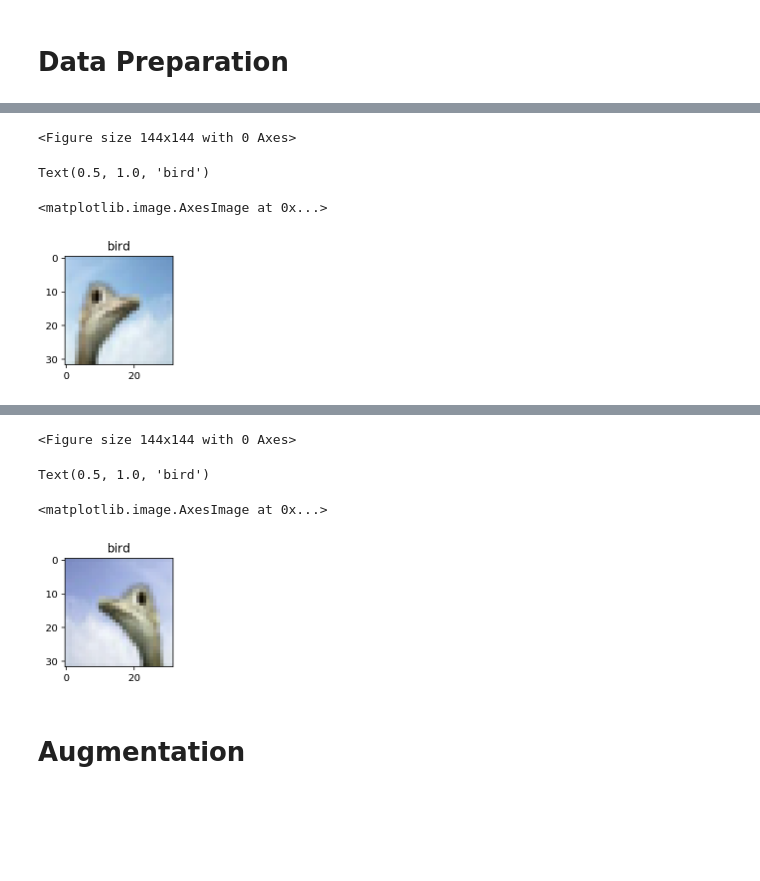
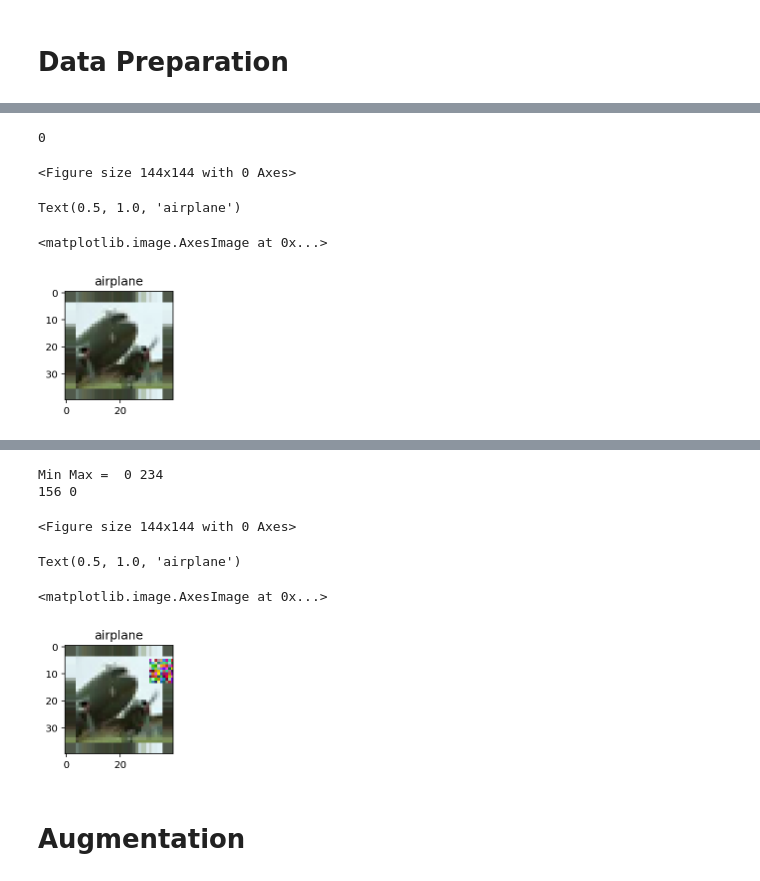
Before and after one commit to faizanahemad/eva, a Jupyter notebook: assignment-14/DN-AutoAug.ipynb, the cells around one changed output, grey strips where cells are left out. Saved outputs shown, nothing was run; the diff lists cells and outputs as text; code cells hidden in the pictures; blank space fills up the shorter version.

```diff
--- a/assignment-14/DN-AutoAug.ipynb
+++ b/assignment-14/DN-AutoAug.ipynb
@@ -108,6 +151,6 @@ if xla_enabled:
 # %%
 
-def get_cutout_eraser(p=0.5, s_l=0.05, s_h=0.1, r_1=0.4, r_2=1 / 0.4,
+def get_cutout_eraser(p=0.5, s_l=0.045, s_h=0.065, r_1=0.35, r_2=1 / 0.35,
                       v_l=-1,v_h=1,
                       max_erasures_per_image=1, pixel_level=True):
     """
@@ -123,14 +166,18 @@ def get_cutout_eraser(p=0.5, s_l=0.05, s_h=0.1, r_1=0.4, r_2=1 / 0.4,
     """
     assert max_erasures_per_image >= 1
 
-    def eraser(input_img):
+    def eraser(input_img, proba=p):
+        p_1 = np.random.rand()
+        if p_1 > proba:
+            return input_img
         img_h, img_w, img_c = input_img.shape
         shape = input_img.shape
-        p_1 = np.random.rand()
 
-        if p_1 > p:
-            return input_img
-        mx = np.random.randint(1, max_erasures_per_image + 1)
+        v_l = np.min(input_img)
+        v_h = np.max(input_img)
+
+#         mx = np.random.randint(1, max_erasures_per_image + 1)
+        mx = max_erasures_per_image
         for i in range(mx):
             while True:
                 s = np.random.uniform(s_l, s_h) * img_h * img_w
@@ -143,17 +190,13 @@ def get_cutout_eraser(p=0.5, s_l=0.05, s_h=0.1, r_1=0.4, r_2=1 / 0.4,
                 if left + w <= img_w and top + h <= img_h:
                     break
 
-            # print("W = ",w,"H = ",h,end =", ")
-
             if pixel_level:
                 c = np.random.uniform(v_l, v_h, (h, w, img_c))
             else:
                 c = np.random.uniform(v_l, v_h)
 
-#             input_img = tf.Variable(input_img)
-#             input_img = input_img[top:top + h, left:left + w, :].assign(tf.constant(c, shape=(h, w, img_c)))
             input_img[top:top + h, left:left + w, :] = c
-#
+
         return input_img
 
     return eraser
@@ -554,7 +617,7 @@ train_std = np.std(x_train, axis=(0,1,2))
 normalize = lambda x: ((x - train_mean) / train_std).astype('float32') # todo: check here
 pad4 = lambda x: np.pad(x, [(0, 0), (4, 4), (4, 4), (0, 0)], mode='median')
 
-# x_train = normalize(pad4(x_train))
+x_train = pad4(x_train)
 x_test = normalize(x_test)
 # %%
 print(gc.collect())
@@ -630,4 +707,5 @@ def cifar10_augs(imgs,epoch):
 # %%
+print(gc.collect())
 exampleId = np.random.randint(0,len_train)
 example = x_train[exampleId]
 
@@ -639,11 +717,19 @@ plt.imshow(ex)
 plt.show()
 
 
-example = cifar10_augs(np.array([example]),14)
+
+# example = cifar10_augs(np.array([example]))
+# example = batch_cut(example,1.0,copy=True)
+
+print("Min Max = ",np.min(example),np.max(example))
+example = batch_cut(np.array([example]),1.0,copy=True)
+example = cifar10_augs(example,policy_idx=6,magnitude_idx=1)
 
 
-ts = tf.data.Dataset.from_tensor_slices((example, np.array([y_train[exampleId]]))).map(data_aug, num_parallel_calls=tf.data.experimental.AUTOTUNE).prefetch(1)
-# ts = tf.data.Dataset.from_tensor_slices((example, np.array([y_train[exampleId]]))).prefetch(1)
+
+
+# ts = tf.data.Dataset.from_tensor_slices((example, np.array([y_train[exampleId]]))).map(data_aug1, num_parallel_calls=tf.data.experimental.AUTOTUNE).prefetch(1)
+ts = tf.data.Dataset.from_tensor_slices((example, np.array([y_train[exampleId]]))).prefetch(1)
 x,y = next(ts.make_one_shot_iterator())
 x,y = x.numpy(),y.numpy()
 example=x
@@ -654,7 +740,8 @@ plt.title(classes[y_train[exampleId]])
 plt.imshow(ex)
 plt.show()
 # %% [output]
-<Figure size 144x144 with 0 Axes>
+0
-Text(0.5, 1.0, 'bird')
+<Figure size 144x144 with 0 Axes>
-<matplotlib.image.AxesImage at 0x...>
+Text(0.5, 1.0, 'airplane')
+<matplotlib.image.AxesImage at 0x...>
-[figure, old version]
+[figure, new version]
@@ -666,7 +752,9 @@ Use `for ... in dataset:` to iterate over a dataset. If using `tf.estimator`, re
-<Figure size 144x144 with 0 Axes>
+Min Max =  0 234
+156 0
-Text(0.5, 1.0, 'bird')
+<Figure size 144x144 with 0 Axes>
-<matplotlib.image.AxesImage at 0x...>
+Text(0.5, 1.0, 'airplane')
+<matplotlib.image.AxesImage at 0x...>
-[figure, old version]
+[figure, new version]
 # %% [markdown]
 # Augmentation
 # %%
```
Also changed, not shown: parts of 31 cells of this notebook.
